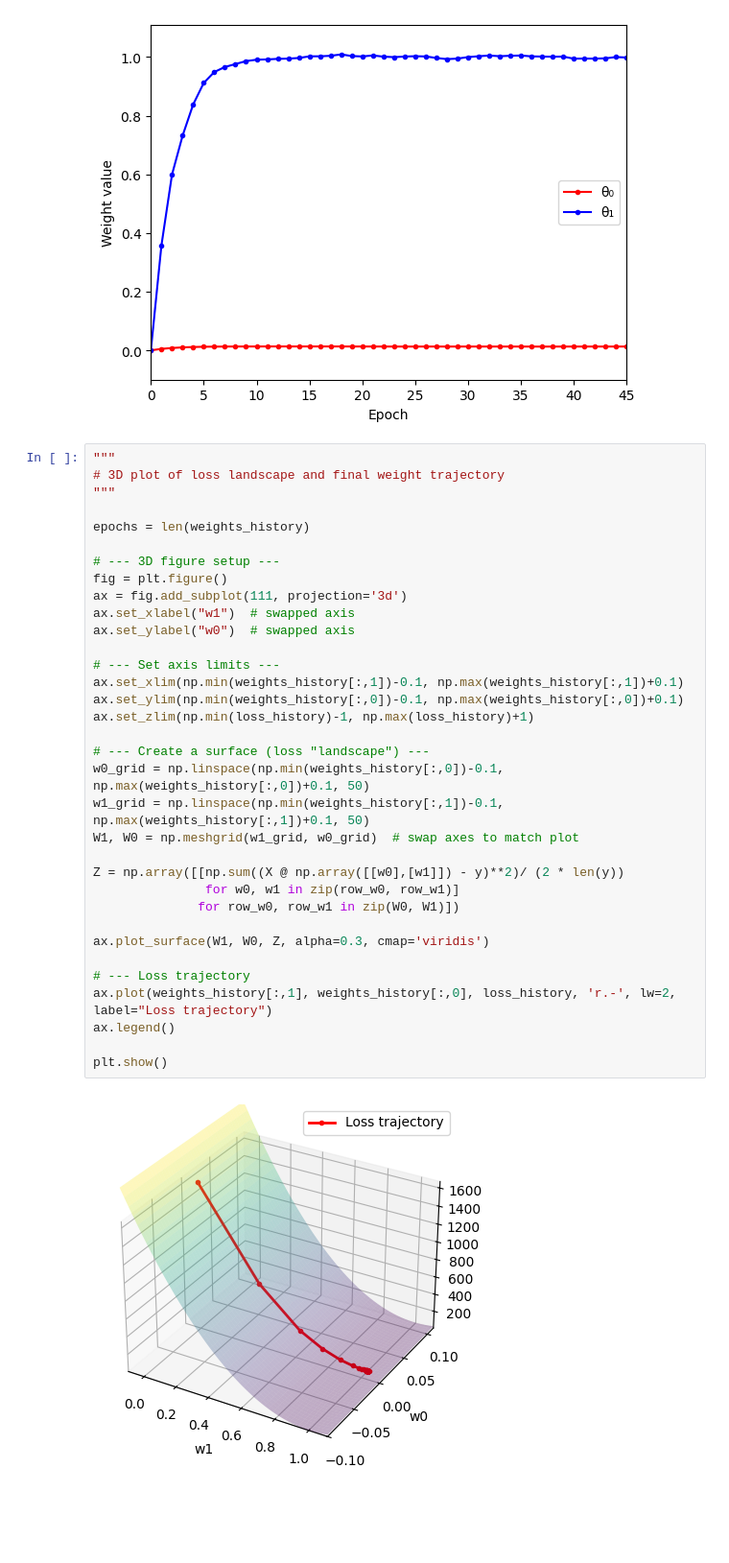
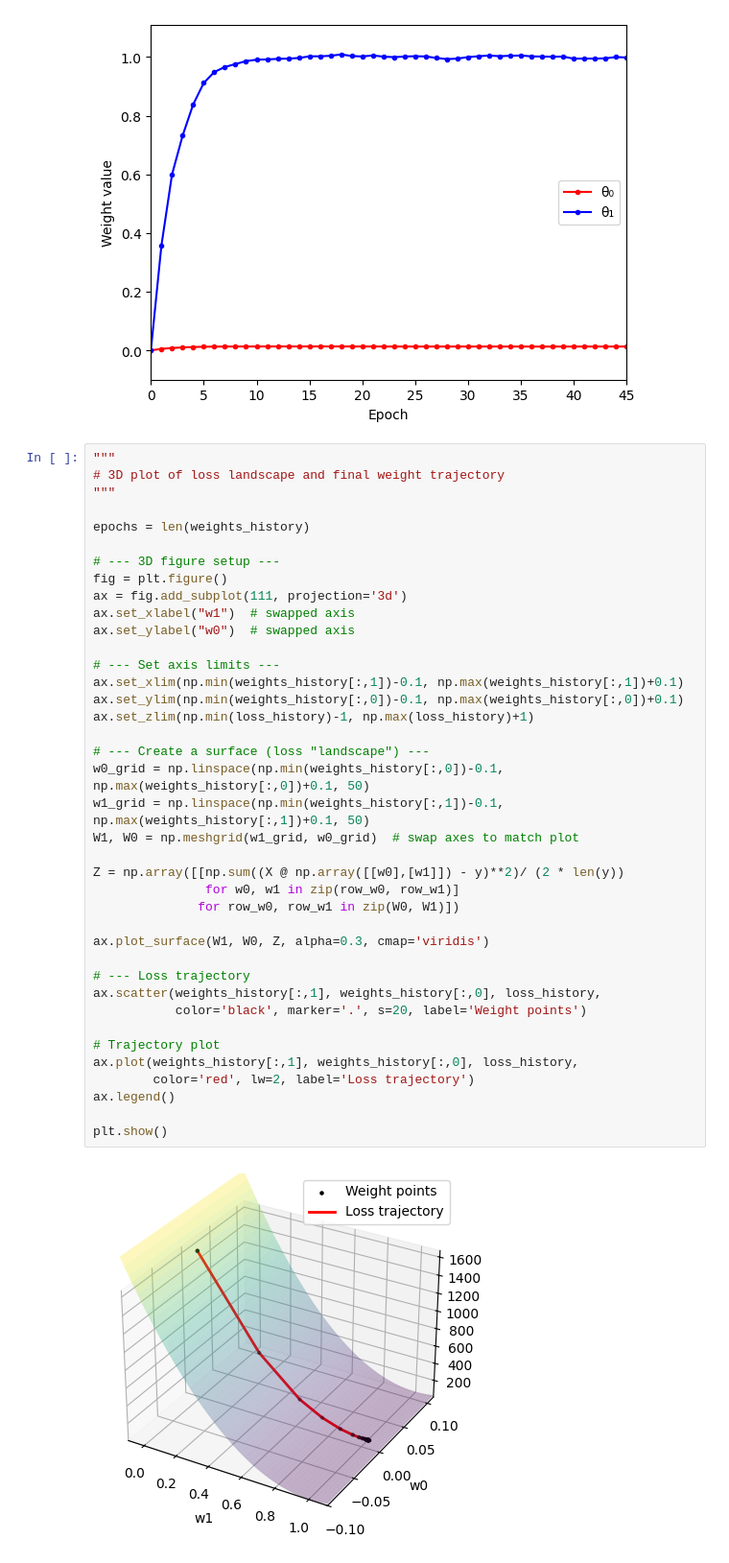
Before and after one commit to lategardener/CS229-from-scratch, a Jupyter notebook: LinearRegression/linear_regression.ipynb, the cells around one changed output. Shown at 96% size. Cells and saved outputs as stored; diff of their text form; blank space fills up the shorter version.

Commit message:
Modify trajectory plot (Point and trajectory in different colors)

```diff
--- a/LinearRegression/linear_regression.ipynb
+++ b/LinearRegression/linear_regression.ipynb
@@ -179,32 +179,37 @@ plt.show()
 
 epochs = len(weights_history)
 
 # --- 3D figure setup ---
 fig = plt.figure()
 ax = fig.add_subplot(111, projection='3d')
 ax.set_xlabel("w1")  # swapped axis
 ax.set_ylabel("w0")  # swapped axis
 
 # --- Set axis limits ---
 ax.set_xlim(np.min(weights_history[:,1])-0.1, np.max(weights_history[:,1])+0.1)
 ax.set_ylim(np.min(weights_history[:,0])-0.1, np.max(weights_history[:,0])+0.1)
 ax.set_zlim(np.min(loss_history)-1, np.max(loss_history)+1)
 
 # --- Create a surface (loss "landscape") ---
 w0_grid = np.linspace(np.min(weights_history[:,0])-0.1, np.max(weights_history[:,0])+0.1, 50)
 w1_grid = np.linspace(np.min(weights_history[:,1])-0.1, np.max(weights_history[:,1])+0.1, 50)
 W1, W0 = np.meshgrid(w1_grid, w0_grid)  # swap axes to match plot
 
 Z = np.array([[np.sum((X @ np.array([[w0],[w1]]) - y)**2)/ (2 * len(y))
                for w0, w1 in zip(row_w0, row_w1)]
               for row_w0, row_w1 in zip(W0, W1)])
 
 ax.plot_surface(W1, W0, Z, alpha=0.3, cmap='viridis')
 
 # --- Loss trajectory
-ax.plot(weights_history[:,1], weights_history[:,0], loss_history, 'r.-', lw=2, label="Loss trajectory")
+ax.scatter(weights_history[:,1], weights_history[:,0], loss_history,
+           color='black', marker='.', s=20, label='Weight points')
+
+# Trajectory plot
+ax.plot(weights_history[:,1], weights_history[:,0], loss_history,
+        color='red', lw=2, label='Loss trajectory')
 ax.legend()
 
 plt.show()
 # %% [output]
-[figure, old version]
+[figure, new version]
```
